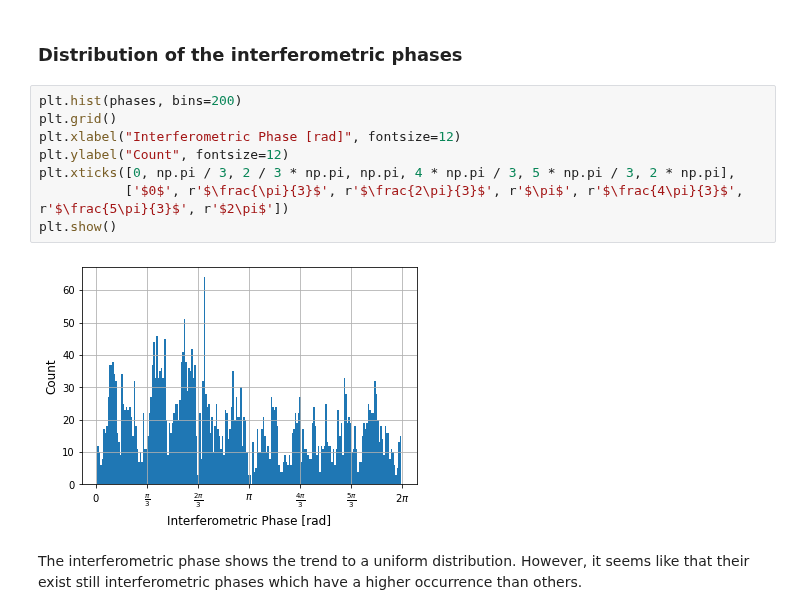
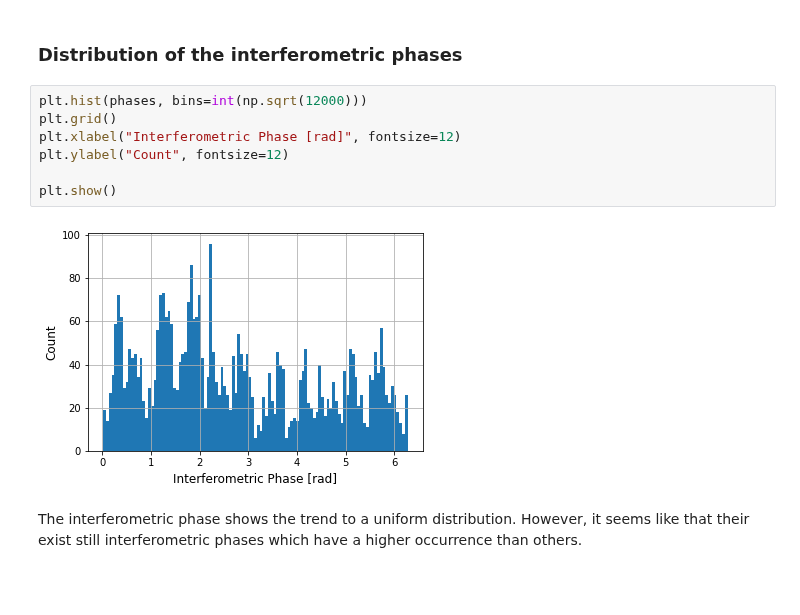
Before and after one commit to bilaljo/MiniPTI, a Jupyter notebook: notebooks/pti.ipynb, the cells around one changed output. Drawn from its saved outputs; the diff is of its cells as text; blank space fills up the shorter version.

```diff
--- a/notebooks/pti.ipynb
+++ b/notebooks/pti.ipynb
@@ -84,15 +84,14 @@ plt.savefig("phase.pdf", dpi=400, bbox_inches="tight")
 # %% [markdown]
 ### Distribution of the interferometric phases
 # %%
-plt.hist(phases, bins=200)
+plt.hist(phases, bins=int(np.sqrt(12000)))
 plt.grid()
 plt.xlabel("Interferometric Phase [rad]", fontsize=12)
 plt.ylabel("Count", fontsize=12)
-plt.xticks([0, np.pi / 3, 2 / 3 * np.pi, np.pi, 4 * np.pi / 3, 5 * np.pi / 3, 2 * np.pi],
-           ['$0$', r'$\frac{\pi}{3}$', r'$\frac{2\pi}{3}$', r'$\pi$', r'$\frac{4\pi}{3}$', r'$\frac{5\pi}{3}$', r'$2\pi$'])
+
 plt.show()
 # %% [output]
-[figure, old version]
+[figure, new version]
 # %% [markdown]
 The interferometric phase shows the trend to a uniform distribution. However, it seems like that their exist still interferometric phases
 which have a higher occurrence than others.
```
Also changed, not shown: parts of 4 cells of this notebook, 1 other file.
